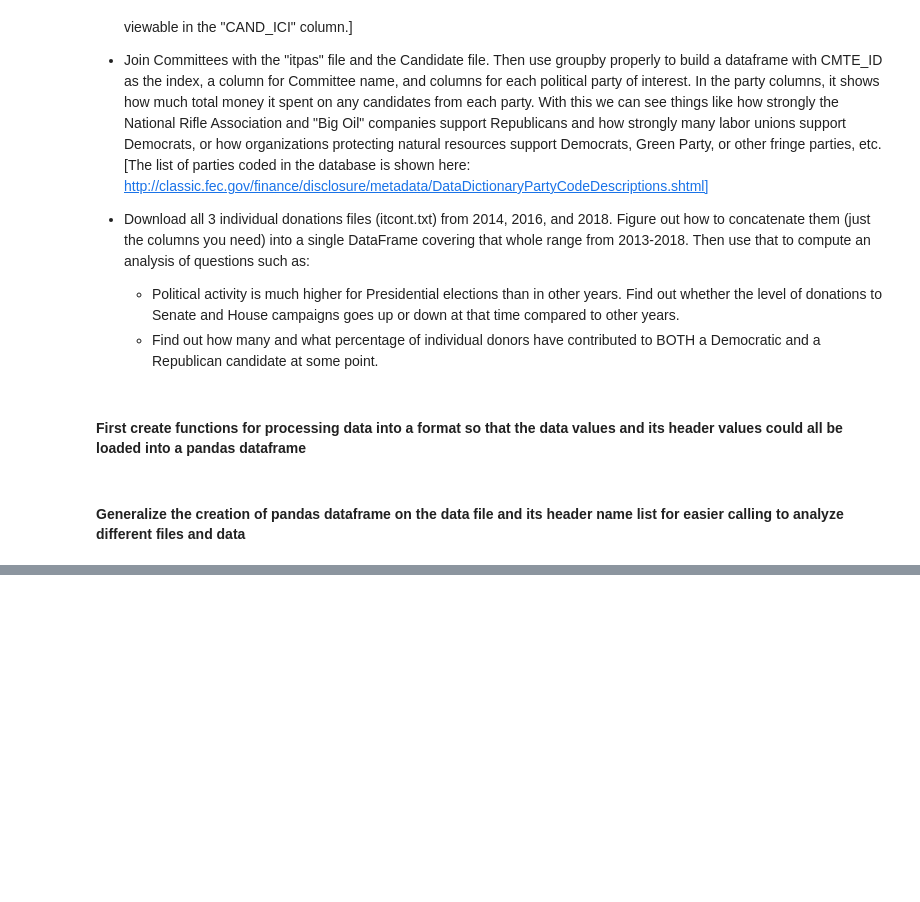
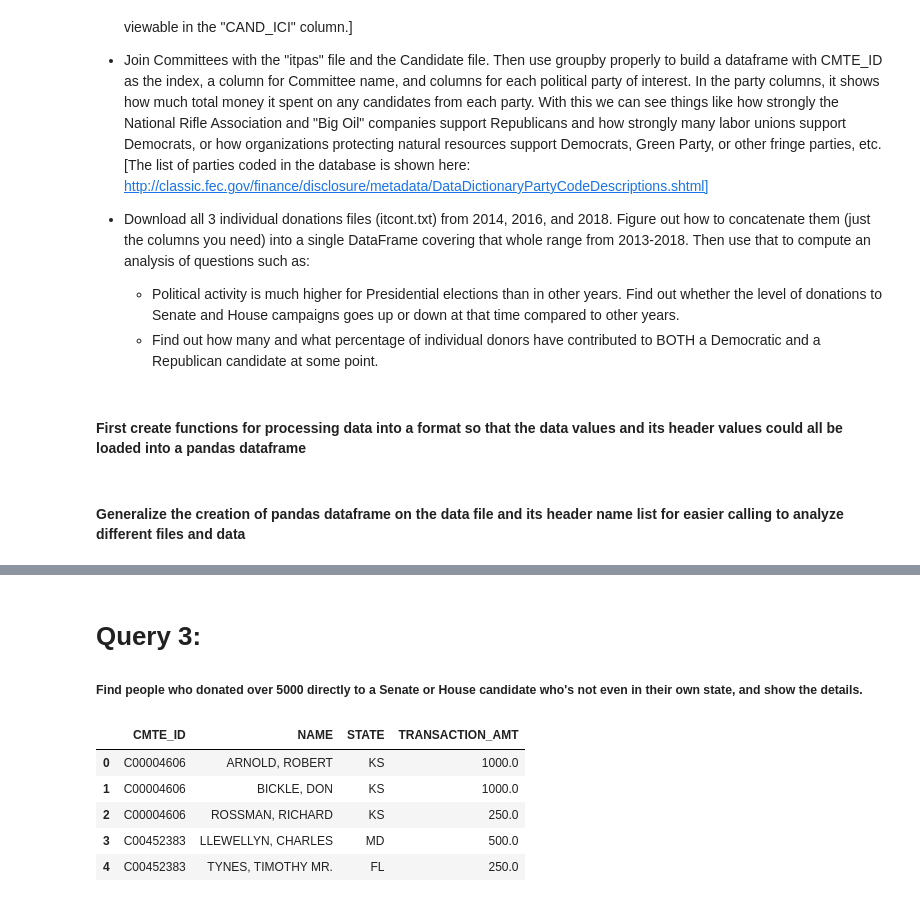
Before and after one commit to TeemosCode/UIUC, a Jupyter notebook: IS 590 Pragramming Analytics & Data Processing/Assignment5/FEC_analysis.ipynb, the cells around one changed output, grey strips where cells are left out. Saved outputs shown, nothing was run; the diff lists cells and outputs as text; code cells hidden in the pictures; blank space fills up the shorter version.

```diff
--- a/IS 590 Pragramming Analytics & Data Processing/Assignment5/FEC_analysis.ipynb
+++ b/IS 590 Pragramming Analytics & Data Processing/Assignment5/FEC_analysis.ipynb
@@ -130,0 +69,10 @@ def find_month(dates):
+# %%
+def CSV_DF(data_file, header_file, usecols = [], dtype=None, sep = "|", index_col = False):
+    """
+    Generalize the creation of the pandas dataframe from the csv data and header files for easier calling and reusability
+    """
+    header_list = get_header(header_file)
+    if len(usecols) == 0:
+        return pd.read_csv(data_file, dtype = dtype,sep = sep, index_col = index_col, names = header_list, encoding = 'utf-8')
+    else:
+        return pd.read_csv(data_file, dtype = dtype,sep=sep, index_col=index_col, names=header_list,encoding='utf-8',usecols=usecols)
@@ -130,0 +333,4 @@ def find_month(dates):
+# %% [markdown]
+#
+# Query 3:
+#####  Find people who donated over 5000 directly to a Senate or House candidate who's not even in their own state, and show the details.
@@ -130,0 +354,10 @@ def find_month(dates):
+# %%
+# print out the indiv_cmte_df dataframe for checking.
+indiv_cmte_df.head()
+# %% [output]
+|  | CMTE_ID | NAME | STATE | TRANSACTION_AMT |
+| 0 | C00004606 | ARNOLD, ROBERT | KS | 1000.0 |
+| 1 | C00004606 | BICKLE, DON | KS | 1000.0 |
+| 2 | C00004606 | ROSSMAN, RICHARD | KS | 250.0 |
+| 3 | C00452383 | LLEWELLYN, CHARLES | MD | 500.0 |
+| 4 | C00452383 | TYNES, TIMOTHY MR. | FL | 250.0 |
```
Also changed, not shown: parts of 66 cells of this notebook.
